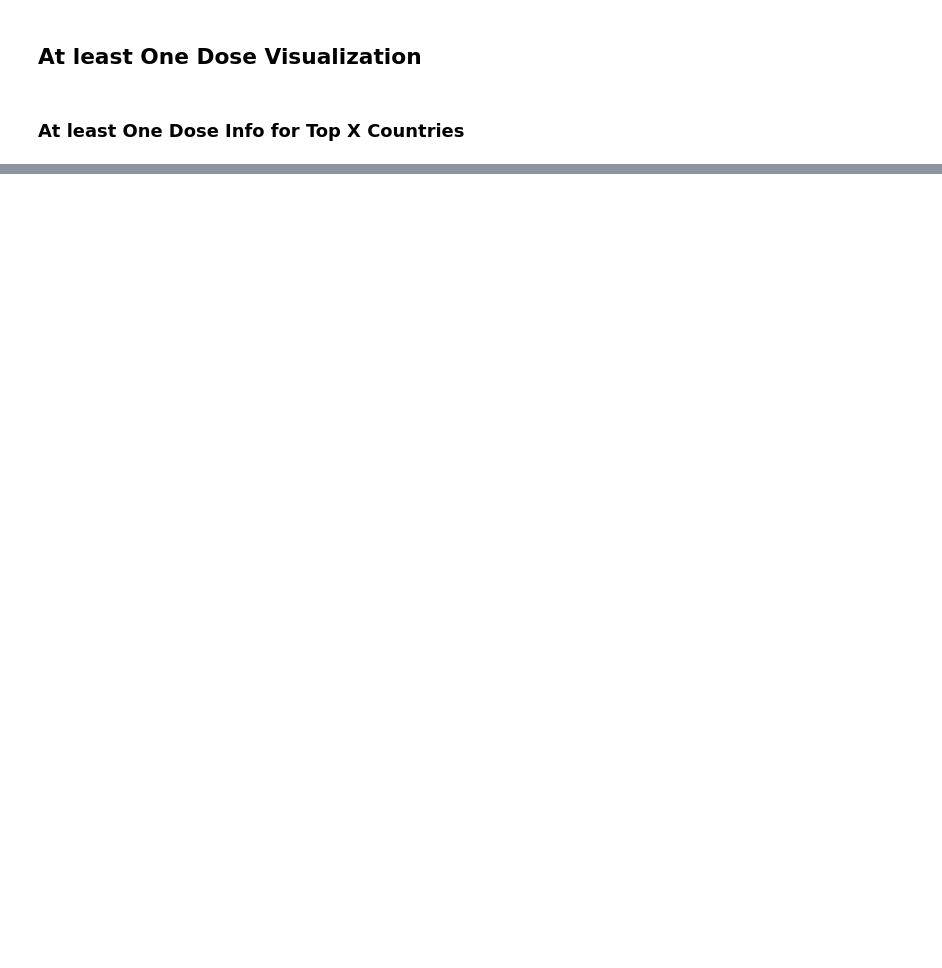
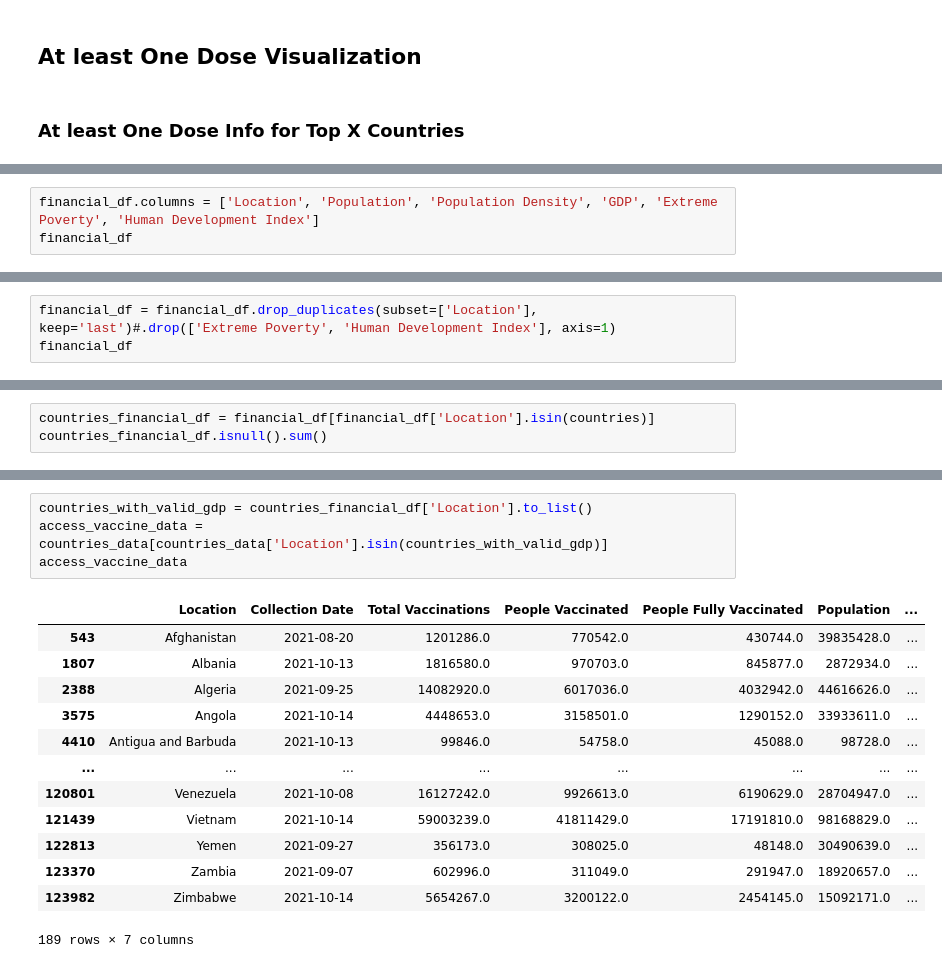
Before and after one commit to IDSF21/Covid-19-Vacination-Rates, a Jupyter notebook: EDA/rsadiq.ipynb, the cells around one changed output, grey strips where cells are left out. Cells and saved outputs as stored; diff of their text form; blank space fills up the shorter version.

Commit message:
add vaccine access comparison by gdp

```diff
--- a/EDA/rsadiq.ipynb
+++ b/EDA/rsadiq.ipynb
@@ -301,0 +307,3 @@ plot_bars(people_vaccinated_by_countries, 'People Vaccinated:Q', 'Location:O', p
+# %%
+financial_df.columns = ['Location', 'Population', 'Population Density', 'GDP', 'Extreme Poverty', 'Human Development Index']
+financial_df
@@ -301,0 +350,3 @@ plot_bars(people_vaccinated_by_countries, 'People Vaccinated:Q', 'Location:O', p
+# %%
+financial_df = financial_df.drop_duplicates(subset=['Location'], keep='last')#.drop(['Extreme Poverty', 'Human Development Index'], axis=1)
+financial_df
@@ -301,0 +380,3 @@ plot_bars(people_vaccinated_by_countries, 'People Vaccinated:Q', 'Location:O', p
+# %%
+countries_financial_df = financial_df[financial_df['Location'].isin(countries)]
+countries_financial_df.isnull().sum()
@@ -301,0 +426,18 @@ plot_bars(people_vaccinated_by_countries, 'People Vaccinated:Q', 'Location:O', p
+# %%
+countries_with_valid_gdp = countries_financial_df['Location'].to_list()
+access_vaccine_data = countries_data[countries_data['Location'].isin(countries_with_valid_gdp)]
+access_vaccine_data
+# %% [output]
+|  | Location | Collection Date | Total Vaccinations | People Vaccinated | People Fully Vaccinated | Population | ... |
+| 543 | Afghanistan | 2021-08-20 | 1201286.0 | 770542.0 | 430744.0 | 39835428.0 | ... |
+| 1807 | Albania | 2021-10-13 | 1816580.0 | 970703.0 | 845877.0 | 2872934.0 | ... |
+| 2388 | Algeria | 2021-09-25 | 14082920.0 | 6017036.0 | 4032942.0 | 44616626.0 | ... |
+| 3575 | Angola | 2021-10-14 | 4448653.0 | 3158501.0 | 1290152.0 | 33933611.0 | ... |
+| 4410 | Antigua and Barbuda | 2021-10-13 | 99846.0 | 54758.0 | 45088.0 | 98728.0 | ... |
+| ... | ... | ... | ... | ... | ... | ... | ... |
+| 120801 | Venezuela | 2021-10-08 | 16127242.0 | 9926613.0 | 6190629.0 | 28704947.0 | ... |
+| 121439 | Vietnam | 2021-10-14 | 59003239.0 | 41811429.0 | 17191810.0 | 98168829.0 | ... |
+| 122813 | Yemen | 2021-09-27 | 356173.0 | 308025.0 | 48148.0 | 30490639.0 | ... |
+| 123370 | Zambia | 2021-09-07 | 602996.0 | 311049.0 | 291947.0 | 18920657.0 | ... |
+| 123982 | Zimbabwe | 2021-10-14 | 5654267.0 | 3200122.0 | 2454145.0 | 15092171.0 | ... |
+189 rows × 7 columns
```
Also changed, not shown: parts of 25 cells of this notebook.
